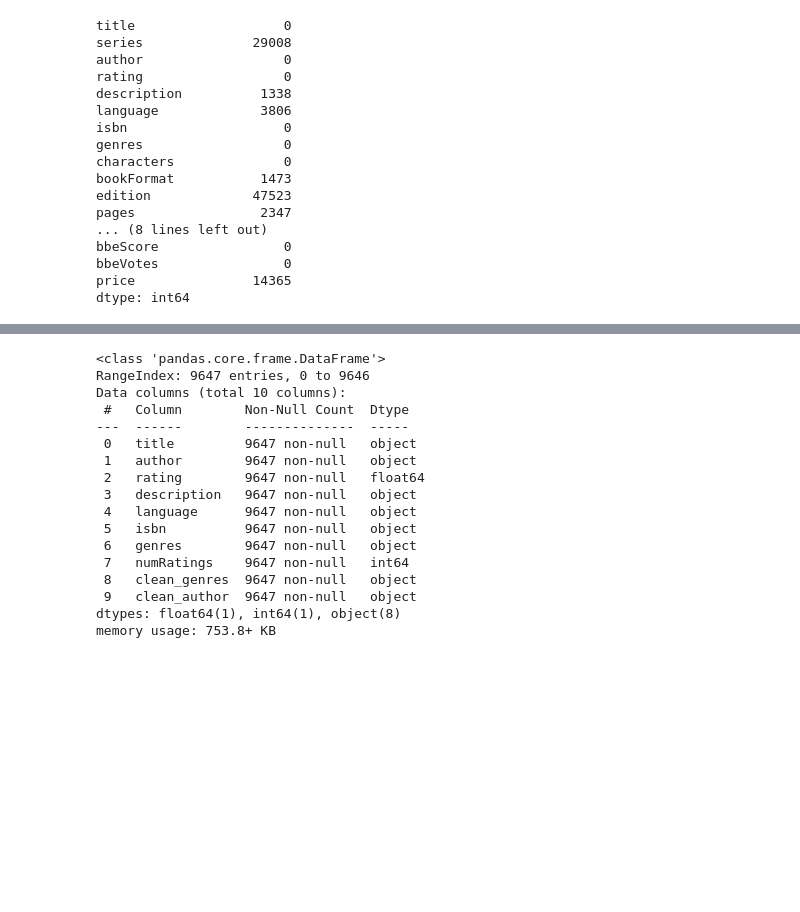
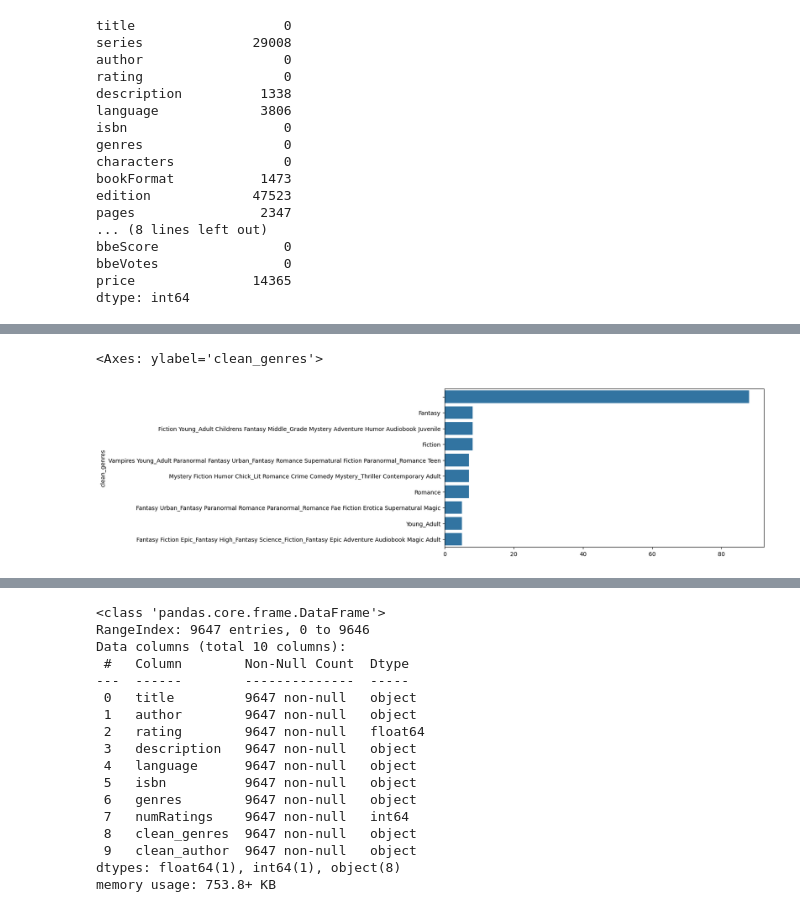
Before and after one commit to ceciliasx/liberai, a Jupyter notebook: main.ipynb, the cells around one changed output, grey strips where cells are left out. Cells and saved outputs as stored; diff of their text form; code cells hidden in the pictures; blank space fills up the shorter version.

```diff
--- a/main.ipynb
+++ b/main.ipynb
@@ -98,0 +157,7 @@ df.reset_index(drop=True, inplace=True)
+# %%
+top_10_genre = df['clean_genres'].value_counts().nlargest(10)
+plt.figure(figsize=(10, 5))
+sns.barplot(x=top_10_genre.values, y=top_10_genre.index)
+# %% [output]
+<Axes: ylabel='clean_genres'>
+[figure, added]
```
Also changed, not shown: parts of 20 cells of this notebook, 1 other file.
